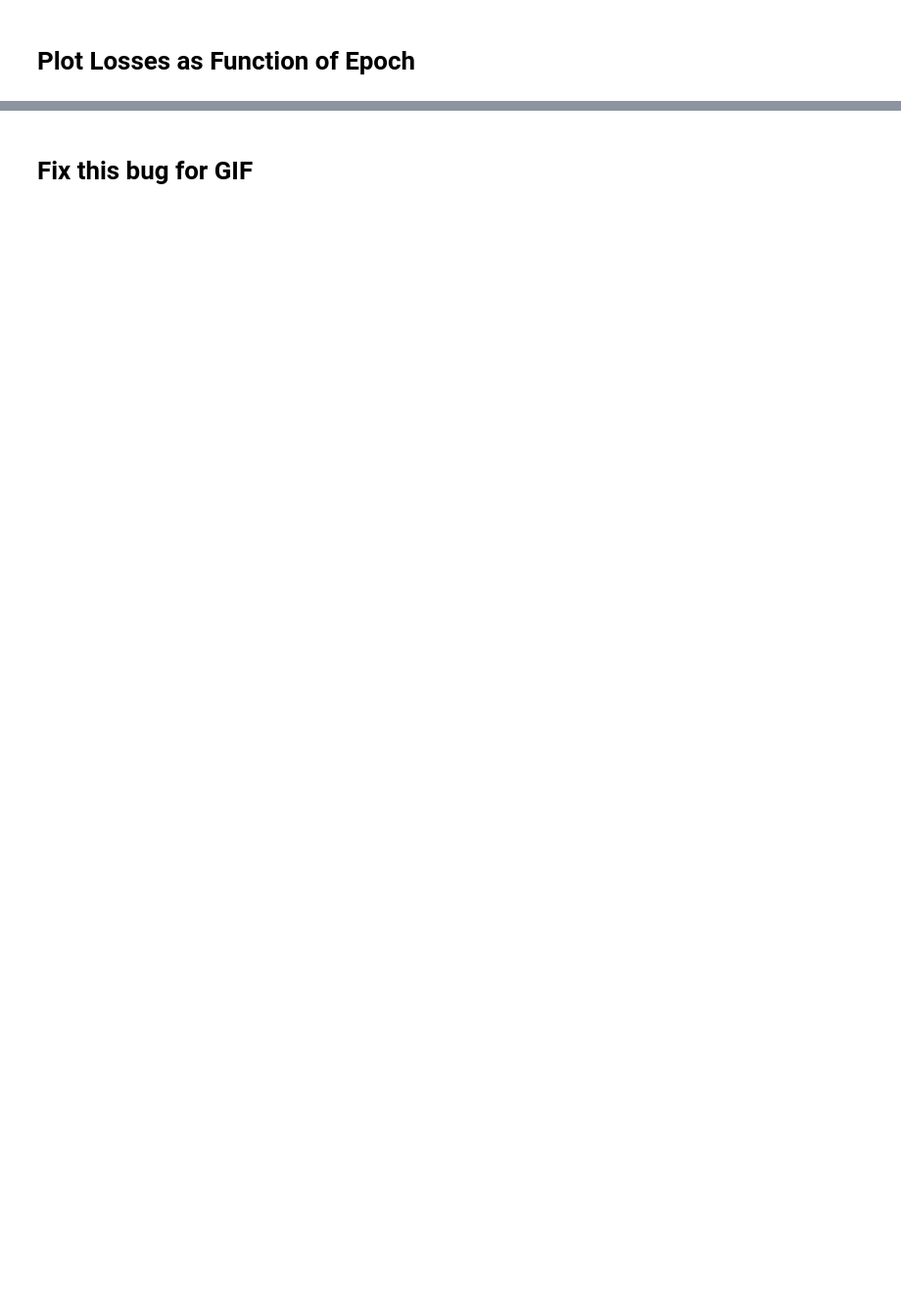
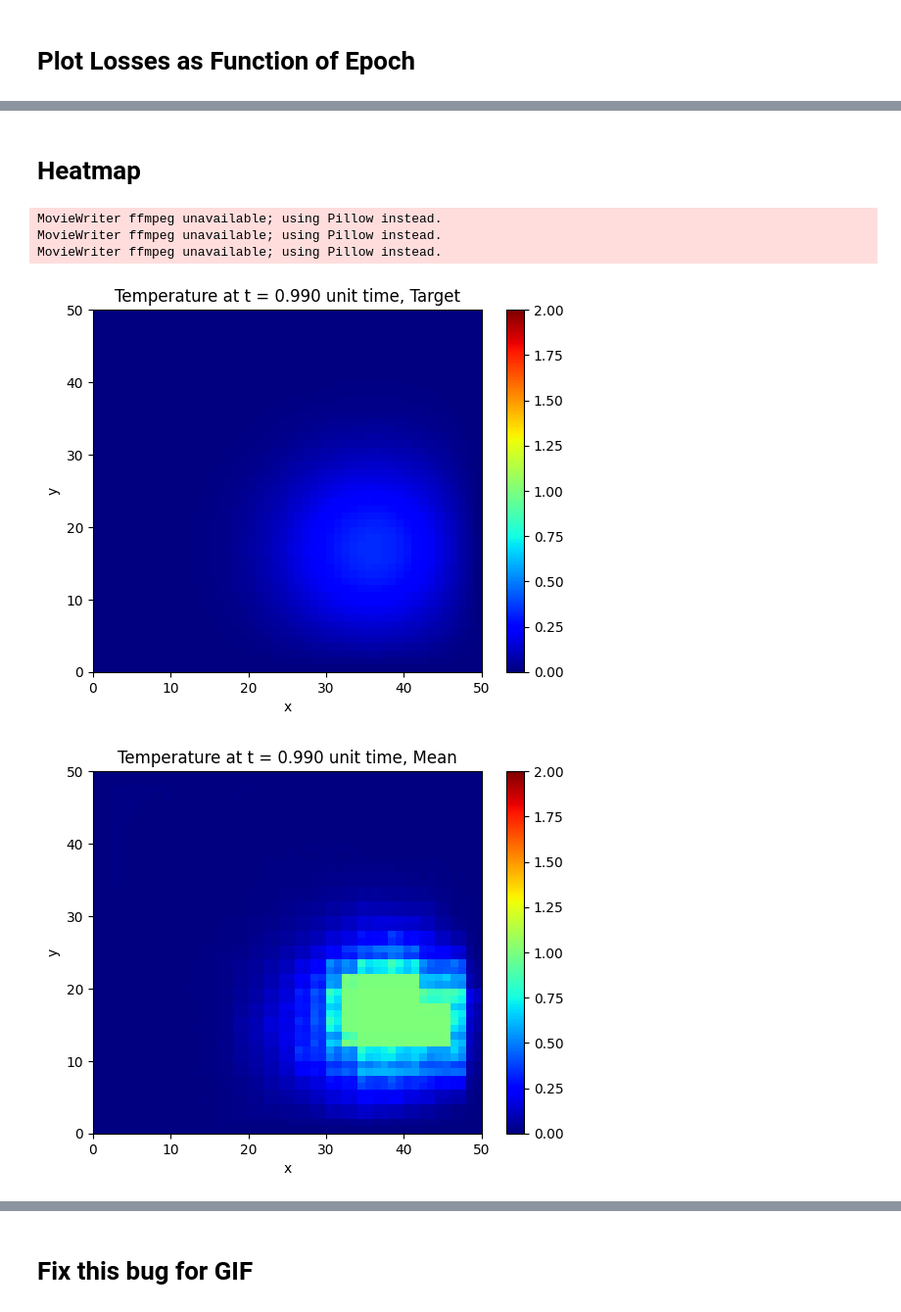
Before and after one commit to alexking100/part_III_project, a Jupyter notebook: np_heat_diffusion.ipynb, the cells around one changed output, grey strips where cells are left out. Shown at 98% size. Drawn from its saved outputs; the diff is of its cells as text; code cells hidden in the pictures; blank space fills up the shorter version.

```diff
--- a/np_heat_diffusion.ipynb
+++ b/np_heat_diffusion.ipynb
@@ -403,0 +408,57 @@ plot_losses(loss=loss, lupi_loss=lupi_loss, conv_loss=conv_loss)
+# %% [markdown]
+# Heatmap
+# %%
+"""
+SINGLE HEATMAP GIF
+------------------
+
+- target = True, variance = False gives the target solution
+- target = False, variance = True gives the variance in the prediction
+- target = False, variance = False gives the mean of the prediction
+"""
+
+def plot_and_save_heatmaps(noise: bool, architecture: str):
+    '''
+    Is there a way to plot this gif without defining a function inside a function?
+    '''
+    assert architecture in ['flat', 'LUPI', 'conv']
+
+    if noise:
+        for which_plot in ['Target', 'Mean', 'Variance']:
+
+            def animate(k, max_iter_time: int, which_plot: str):
+                single_hm(conv_result[k], k, dimensions['max_iter_time'], which_plot=which_plot)
+
+            anim = FuncAnimation(
+                plt.figure(),
+                animate,
+                interval=1,
+                frames=dimensions['max_iter_time'],
+                repeat=False,
+                fargs=(dimensions['max_iter_time'], which_plot)
+            )
+            anim.save("./animation_results/noisey_{}_{}.gif".format(architecture, which_plot))
+    else:
+        for which_plot in ['Target', 'Mean', 'Variance']:
+
+                def animate(k, max_iter_time: int, which_plot: str):
+                    single_hm(conv_result[k], k, dimensions['max_iter_time'], which_plot=which_plot)
+
+                anim = FuncAnimation(
+                    plt.figure(),
+                    animate,
+                    interval=1,
+                    frames=dimensions['max_iter_time'],
+                    repeat=False,
+                    fargs=(dimensions['max_iter_time'], which_plot)
+                )
+                anim.save("./animation_results/{}_{}.gif".format(architecture, which_plot))
+
+
+plot_and_save_heatmaps(noise=False, architecture='conv')
+# %% [output]
+MovieWriter ffmpeg unavailable; using Pillow instead.
+MovieWriter ffmpeg unavailable; using Pillow instead.
+MovieWriter ffmpeg unavailable; using Pillow instead.
+[figure, added]
+[figure, added]
```
Also changed, not shown: parts of 5 cells of this notebook, 10 other files.
